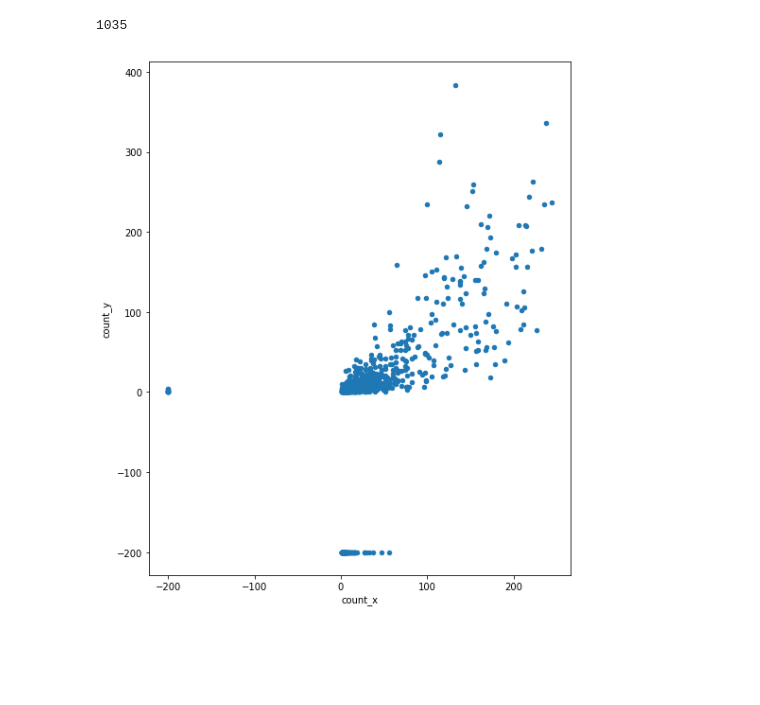
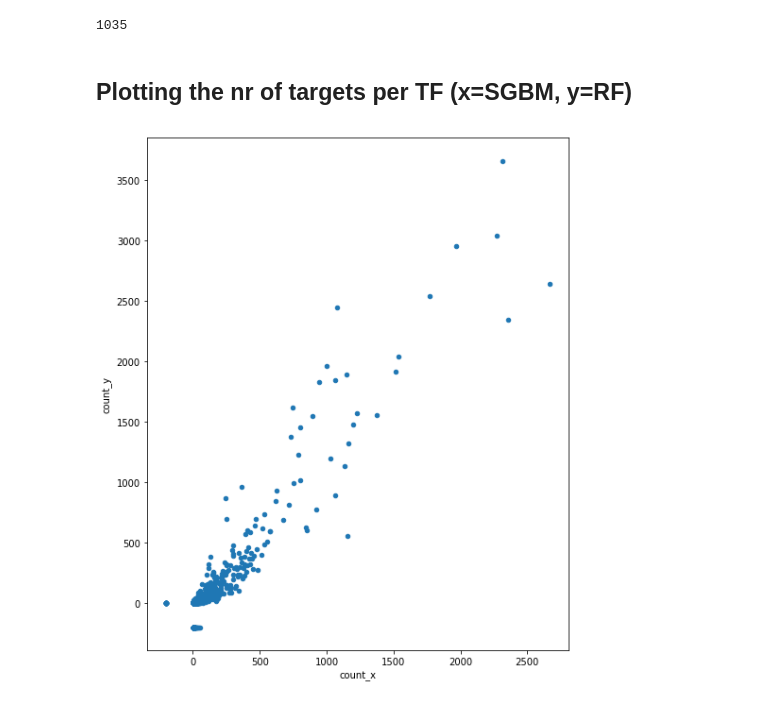
Before and after one commit to aertslab/arboreto, a Jupyter notebook: notebooks/zeisel/Zeisel_GOrilla_Analysis.ipynb, the cells around one changed output. Cells and saved outputs as stored; diff of their text form; code cells hidden in the pictures; blank space fills up the shorter version.

```diff
--- a/notebooks/zeisel/Zeisel_GOrilla_Analysis.ipynb
+++ b/notebooks/zeisel/Zeisel_GOrilla_Analysis.ipynb
@@ -353,10 +353,12 @@ merged.head()
 len(merged)
 # %% [output]
 1035
+# %% [markdown]
+## Plotting the nr of targets per TF (x=SGBM, y=RF)
 # %%
-merged[100:].plot.scatter(x='count_x', y='count_y', figsize=(8, 10))
+merged.plot.scatter(x='count_x', y='count_y', figsize=(8, 10))
 plt.show()
 # %% [output]
-[figure, old version]
+[figure, new version]
 # %%
 merged[merged.count_x > merged.count_y]
```
Also changed, not shown: parts of 1 cell of this notebook.
